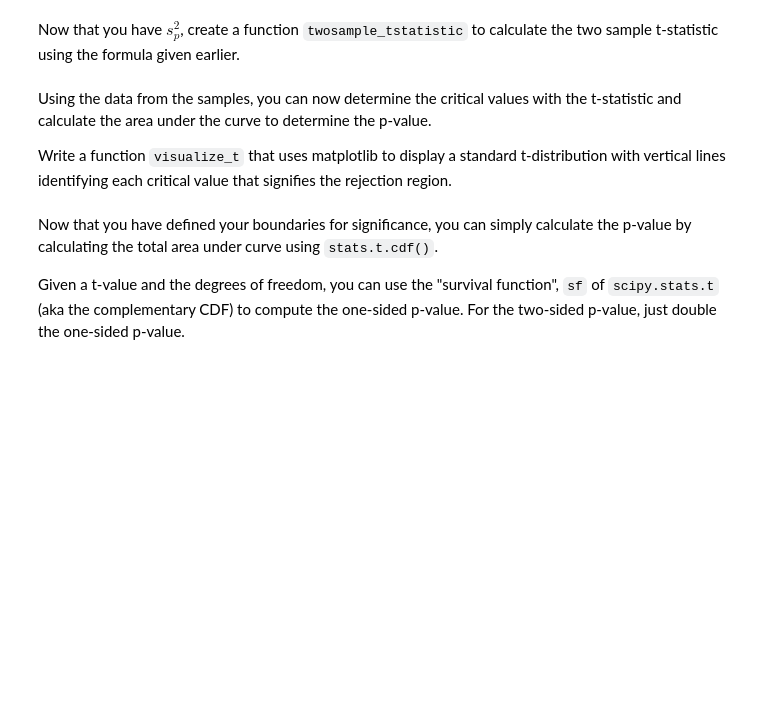
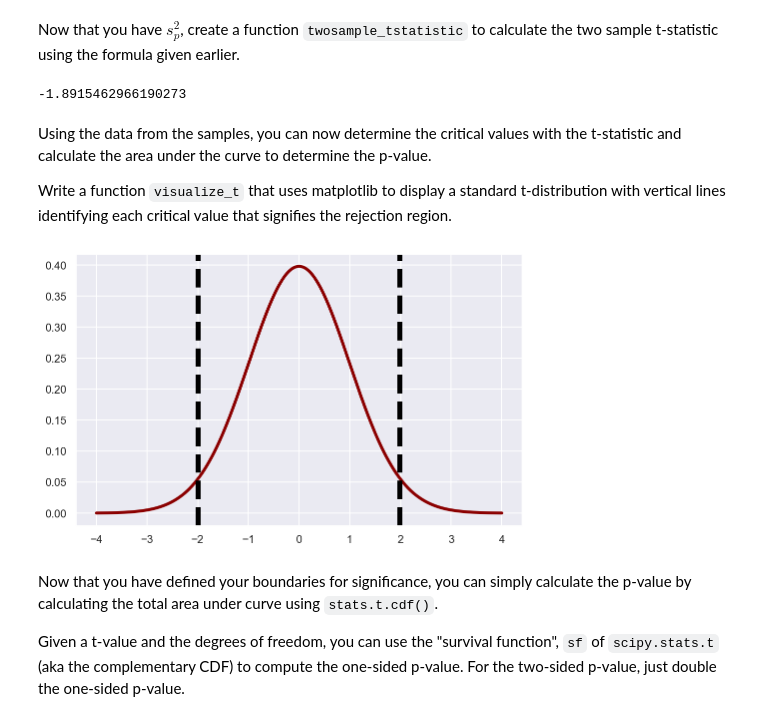
Before and after one commit to kevgross89/dsc-two-sample-t-tests-lab, a Jupyter notebook: index.ipynb, the cells around one changed output. Saved outputs shown, nothing was run; the diff lists cells and outputs as text; code cells hidden in the pictures; blank space fills up the shorter version.

```diff
--- a/index.ipynb
+++ b/index.ipynb
@@ -131,34 +132,67 @@ def pooled_variance(sample1, sample2):
 # %% [markdown]
 Now that you have $s_{p}^{2}$, create a function `twosample_tstatistic` to calculate the two sample t-statistic using the formula given earlier.
-# %%
-def twosample_tstatistic(expr, ctrl):
-
-    return None
-
-t_stat = None
-# -1.8915462966190268
+# %%
+def twosample_tstatistic(expr, ctrl):
+    exp_mean, ctrl_mean = np.mean(expr), np.mean(ctrl)
+    pool_var = pooled_variance(expr, ctrl)
+    n_e, n_c = len(expr), len(ctrl)
+    num = exp_mean - ctrl_mean
+    denom = np.sqrt(pool_var * ((1/n_e)+(1/n_c)))
+    return num / denom
+
+t_stat = twosample_tstatistic(experimental, control)
+t_stat
+# -1.8915462966190268
+# %% [output]
+-1.8915462966190273
 # %% [markdown]
 Using the data from the samples, you can now determine the critical values with the t-statistic and calculate the area under the curve to determine the p-value.
 
 Write a function `visualize_t` that uses matplotlib to display a standard t-distribution with vertical lines identifying each critical value that signifies the rejection region.
 # %%
-# Visualize t and p_value
+# Visualize p_value
 
 def visualize_t(t_stat, n_control, n_experimental):
 
+    """
+    Visualize the critical t values on a t distribution
+
+    Parameters
+    -----------
+    t-stat: float
+    n_control: int
+    n_experiment: int
+
+    Returns
+    ----------
+    None
+
+    """
     # initialize a matplotlib "figure"
+    fig = plt.figure(figsize=(8,5))
+    ax = fig.gca()
+    # generate points on the x axis between -4 and 4:
+    xs = np.linspace(-4, 4, 500)
 
-    # generate points on the x axis between -4 and 4:
+    # use stats.t.ppf to get critical value. For alpha = 0.05 and two tailed test
+    crit = stats.t.ppf(1-0.025, (n_control+n_experimental-2))
 
     # use stats.t.pdf to get values on the probability density function for the t-distribution
 
-    # Draw two sided boundary for critical-t
+    ys= stats.t.pdf(xs, (n_control+n_experimental-2), 0, 1)
+    ax.plot(xs, ys, linewidth=3, color='darkred')
 
+    ax.axvline(crit, color='black', linestyle='--', lw=5)
+    ax.axvline(-crit, color='black', linestyle='--', lw=5)
+
+    plt.show()
     return None
 
-n_control = None
-n_experimental = None
+n_control = len(control)
+n_experimental = len(experimental)
 visualize_t(t_stat, n_control, n_experimental)
+# %% [output]
+[figure, added]
 # %% [markdown]
 Now that you have defined your boundaries for significance, you can simply calculate the p-value by calculating the total area under curve using `stats.t.cdf()`.
 
```
Also changed, not shown: parts of 7 cells of this notebook.
